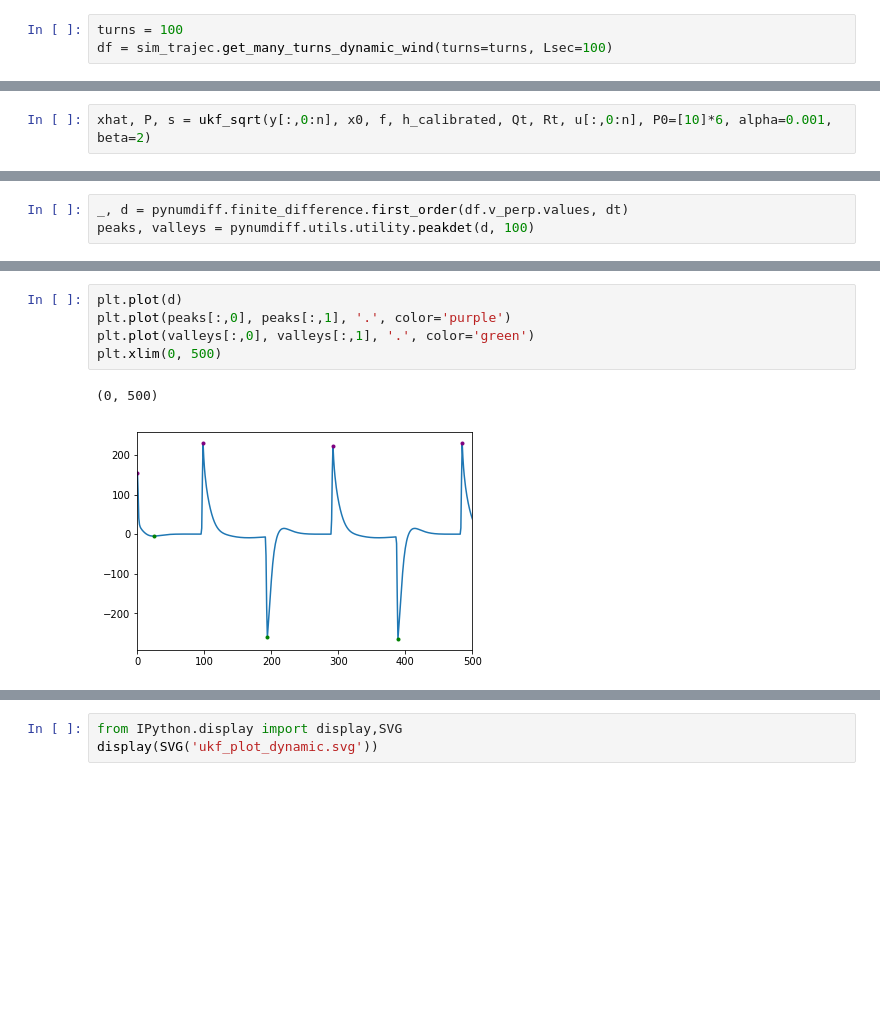
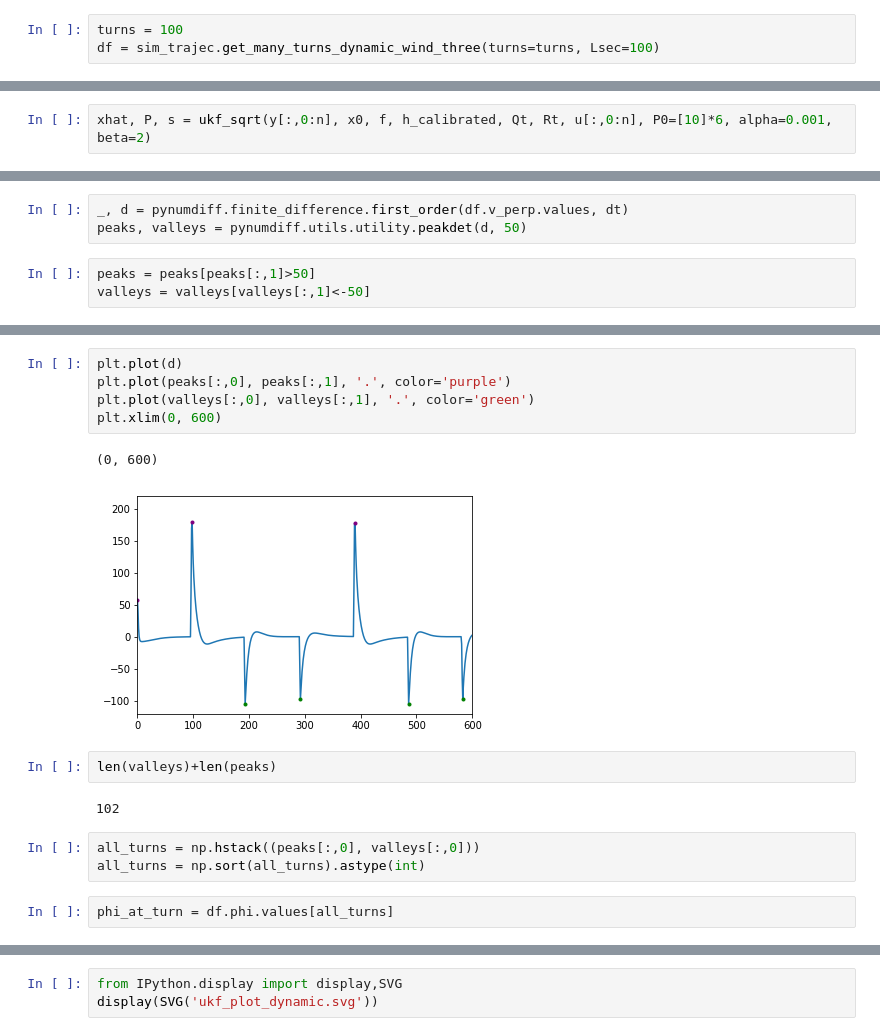
Before and after one commit to florisvb/windobs, a Jupyter notebook: UKF_simulations/observable_dynamic_wind_100.ipynb, the cells around one changed output, grey strips where cells are left out. Drawn from its saved outputs; the diff is of its cells as text; blank space fills up the shorter version.

```diff
--- a/UKF_simulations/observable_dynamic_wind_100.ipynb
+++ b/UKF_simulations/observable_dynamic_wind_100.ipynb
@@ -18,5 +79,5 @@ recommended version: 1.1.1 or greater
 # %%
 turns = 100
-df = sim_trajec.get_many_turns_dynamic_wind(turns=turns, Lsec=100)
+df = sim_trajec.get_many_turns_dynamic_wind_three(turns=turns, Lsec=100)
 # %% [markdown]
 # Plot the data
@@ -219,3 +260,6 @@ import pynumdiff
 # %%
 _, d = pynumdiff.finite_difference.first_order(df.v_perp.values, dt)
-peaks, valleys = pynumdiff.utils.utility.peakdet(d, 100)
+peaks, valleys = pynumdiff.utils.utility.peakdet(d, 50)
+# %%
+peaks = peaks[peaks[:,1]>50]
+valleys = valleys[valleys[:,1]<-50]
@@ -222,8 +272,17 @@ peaks, valleys = pynumdiff.utils.utility.peakdet(d, 100)
 # %%
 plt.plot(d)
 plt.plot(peaks[:,0], peaks[:,1], '.', color='purple')
 plt.plot(valleys[:,0], valleys[:,1], '.', color='green')
-plt.xlim(0, 500)
+plt.xlim(0, 600)
 # %% [output]
-(0, 500)
+(0, 600)
-[figure, old version]
+[figure, new version]
+# %%
+len(valleys)+len(peaks)
+# %% [output]
+102
+# %%
+all_turns = np.hstack((peaks[:,0], valleys[:,0]))
+all_turns = np.sort(all_turns).astype(int)
+# %%
+phi_at_turn = df.phi.values[all_turns]
```
Also changed, not shown: parts of 22 cells of this notebook, 3 other files.
